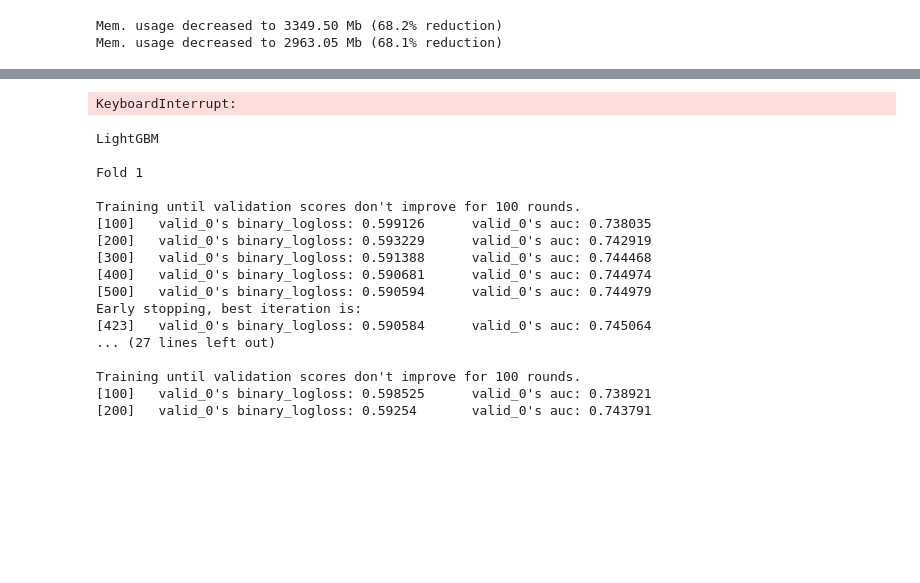
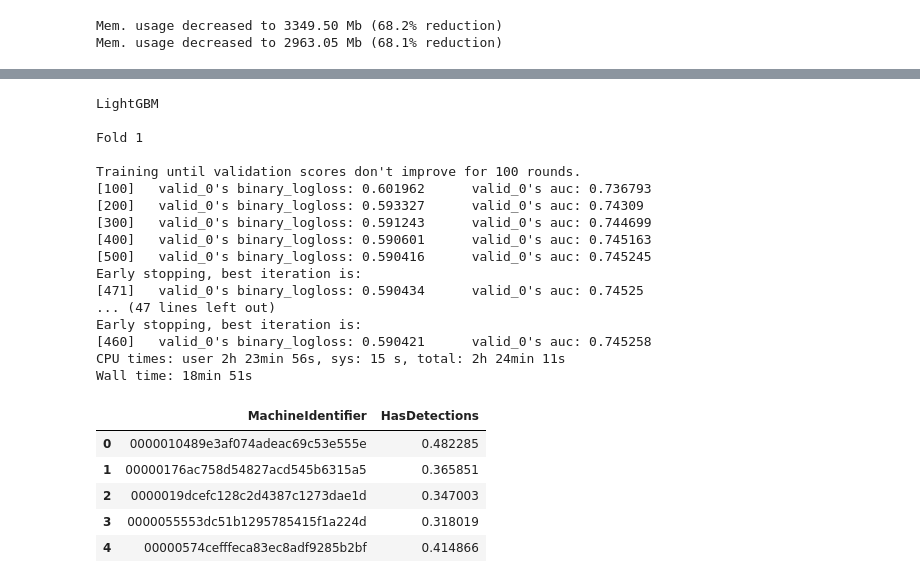
Before and after one commit to ryangoy/kaggle, a Jupyter notebook: microsoft/notebooks/lgb_sparse.ipynb, the cells around one changed output, grey strips where cells are left out. Drawn from its saved outputs; the diff is of its cells as text; code cells hidden in the pictures; blank space fills up the shorter version.

```diff
--- a/microsoft/notebooks/lgb_sparse.ipynb
+++ b/microsoft/notebooks/lgb_sparse.ipynb
@@ -666,13 +662,11 @@ test_final = test_final.drop('SkuCondensed', axis=1)
 # %%
-#Fit OneHotEncoder
-ohe = OneHotEncoder(categories='auto', sparse=True, dtype='uint8').fit(train_final)
+# #Fit OneHotEncoder
+# ohe = OneHotEncoder(categories='auto', sparse=True, dtype='uint8').fit(train_final)
 
-#Transform data using small groups to reduce memory usage
-m = 100000
-train = vstack([ohe.transform(train_final[i*m:(i+1)*m]) for i in range(train_final.shape[0] // m + 1)])
-test  = vstack([ohe.transform(test_final[i*m:(i+1)*m])  for i in range(test_final.shape[0] // m +  1)])
+# #Transform data using small groups to reduce memory usage
+# m = 100000
+# train = vstack([ohe.transform(train_final[i*m:(i+1)*m]) for i in range(train_final.shape[0] // m + 1)])
+# test  = vstack([ohe.transform(test_final[i*m:(i+1)*m])  for i in range(test_final.shape[0] // m +  1)])
-# %% [output]
-KeyboardInterrupt:
 # %%
 skf = StratifiedKFold(n_splits=5, shuffle=True, random_state=42)
 skf.get_n_splits(train_ids, y_train)
@@ -685,7 +679,7 @@ print('\nLightGBM\n')
 
 for train_index, test_index in skf.split(train_ids, y_train):
 
-    print('Fold {}\n'.format(counter + 1))
+    print('\nFold {}\n'.format(counter + 1))
     X_fit = train_final.iloc[train_index]
     X_val = train_final.iloc[test_index]
 
@@ -715,22 +709,31 @@ LightGBM
 Fold 1
 
 Training until validation scores don't improve for 100 rounds.
-[100]   valid_0's binary_logloss: 0.599126      valid_0's auc: 0.738035
-[200]   valid_0's binary_logloss: 0.593229      valid_0's auc: 0.742919
-[300]   valid_0's binary_logloss: 0.591388      valid_0's auc: 0.744468
-[400]   valid_0's binary_logloss: 0.590681      valid_0's auc: 0.744974
-[500]   valid_0's binary_logloss: 0.590594      valid_0's auc: 0.744979
+[100]   valid_0's binary_logloss: 0.601962      valid_0's auc: 0.736793
+[200]   valid_0's binary_logloss: 0.593327      valid_0's auc: 0.74309
+[300]   valid_0's binary_logloss: 0.591243      valid_0's auc: 0.744699
+[400]   valid_0's binary_logloss: 0.590601      valid_0's auc: 0.745163
+[500]   valid_0's binary_logloss: 0.590416      valid_0's auc: 0.745245
 Early stopping, best iteration is:
-[423]   valid_0's binary_logloss: 0.590584      valid_0's auc: 0.745064
-... (27 lines left out)
-
-Training until validation scores don't improve for 100 rounds.
-[100]   valid_0's binary_logloss: 0.598525      valid_0's auc: 0.738921
-[200]   valid_0's binary_logloss: 0.59254       valid_0's auc: 0.743791
+[471]   valid_0's binary_logloss: 0.590434      valid_0's auc: 0.74525
+... (47 lines left out)
+Early stopping, best iteration is:
+[460]   valid_0's binary_logloss: 0.590421      valid_0's auc: 0.745258
+CPU times: user 2h 23min 56s, sys: 15 s, total: 2h 24min 11s
+Wall time: 18min 51s
 # %%
 n_splits=5
-predictions = reduce(lambda x, y: x.add(y, fill_value=0), fold_predictions)
+predictions = reduce(lambda x, y: np.add(y,x), fold_predictions)
 # %%
 submission = pd.read_csv('/home/ryan/cs/datasets/microsoft/sample_submission.csv')
-submission['HasDetections'] = lgb_test_result / n_splits
+submission['HasDetections'] = predictions / n_splits
 submission.to_csv('lgb_submission_my_trim_3.csv', index=False)
+# %%
+submission.head()
+# %% [output]
+|  | MachineIdentifier | HasDetections |
+| 0 | 0000010489e3af074adeac69c53e555e | 0.482285 |
+| 1 | 00000176ac758d54827acd545b6315a5 | 0.365851 |
+| 2 | 0000019dcefc128c2d4387c1273dae1d | 0.347003 |
+| 3 | 0000055553dc51b1295785415f1a224d | 0.318019 |
+| 4 | 00000574cefffeca83ec8adf9285b2bf | 0.414866 |
```
Also changed, not shown: parts of 11 cells of this notebook, 5 other files.
